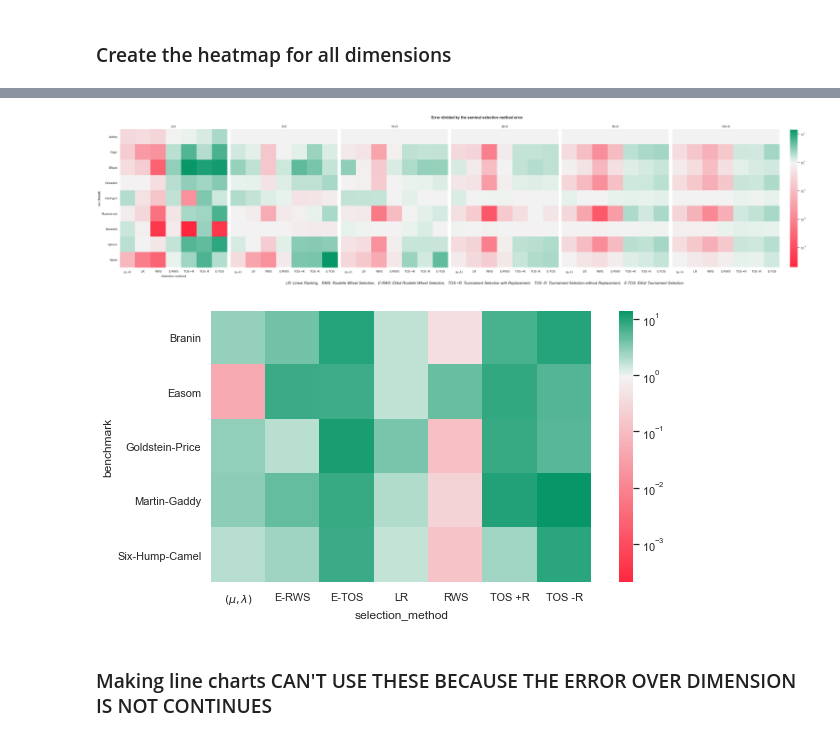
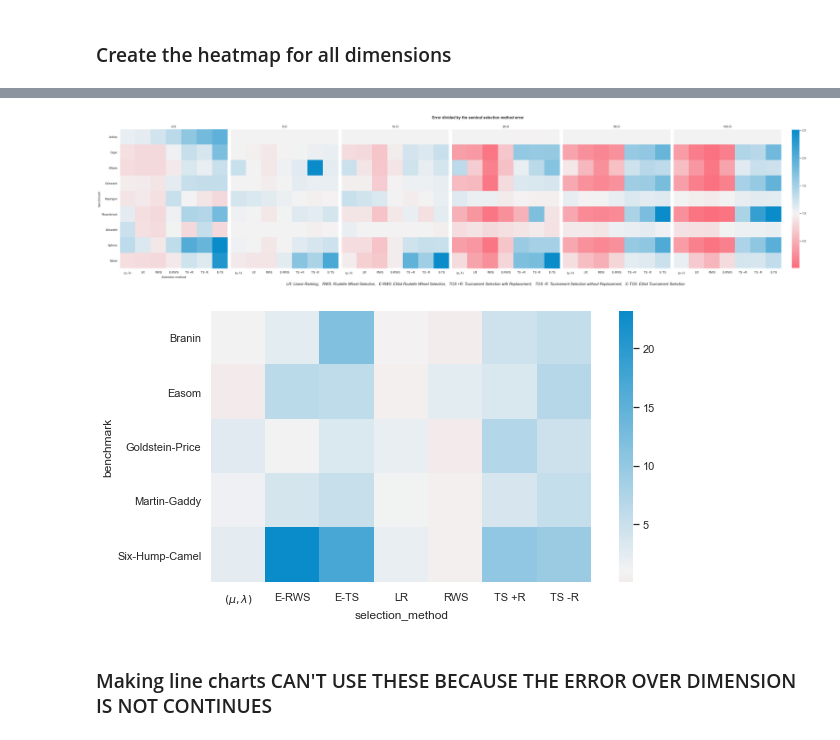
Before and after one commit to N-Brouwer/PPA, a Jupyter notebook: notebooks/data-analysis.ipynb, the cells around one changed output, grey strips where cells are left out. Drawn from its saved outputs; the diff is of its cells as text; code cells hidden in the pictures.

```diff
--- a/notebooks/data-analysis.ipynb
+++ b/notebooks/data-analysis.ipynb
@@ -27,29 +52,32 @@ renames = {'linear_ranking':'LR',
            'mupluslambda':'seminal',
            'roulette_wheel': 'RWS',
            'single_elitist_rws':'E-RWS',
-           'tour_elite': 'E-TOS',
+           'tour_elite': 'E-TS',
            'single_elitist_tournament': 'E-TOS',
-           'tour_no_replace':'TOS -R',
-           'no_replacement_tournament': 'TOS -R',
-           'tournament':'TOS +R'}
+           'tour_no_replace':'TS -R',
+           'no_replacement_tournament': 'TS -R',
+           'tournament':'TS +R'}
 # %%
 #verry important
 os.chdir(r"C:/Users/nieli/Documents/uva/thesis/code/")
 print(os.getcwd())
 # %% [output]
 C:\Users\nieli\Documents\uva\thesis\code
+# %%
+results_folder = 'PPA/results/results-2021-06-10_11-01-59/'
+# results_folder = 'PPA/results/5mljn-evals/'
 # %% [markdown]
 ### This is for n-d functions with optimum 0, new
 # %%
 df = pd.DataFrame(columns=['run_n', 'benchmark','selection_method','best_final_objval','best_objval','theoretical_optimum','dimensions'])
 
-directory = 'PPA/results/results-2021-06-03_18-58-27/'
+
 i = 0
-for filename in os.listdir(directory):
+for filename in os.listdir(results_folder):
     i+=1
     if i%500 == 0:
         print(f'total of {i/500*500} files read')
-    file = pickle.load(open(directory+filename,"rb"))
+    file = pickle.load(open(results_folder+filename,"rb"))
 
 
     df = df.append({
@@ -199,7 +243,8 @@ fig, axs = plt.subplots(nrows=1,ncols=len(dimensions), figsize=(40,9))
 min_error = heatmap_nd_data.error.min()
 max_error = heatmap_nd_data.error.max()
 
-rdgn = sns.diverging_palette(h_neg=10, h_pos=150, s=99, l=55, sep=3, as_cmap=True)
+# rdgn = sns.diverging_palette(h_neg=10, h_pos=150, s=99, l=55, sep=3, as_cmap=True)
+rdgn = sns.diverging_palette(h_neg=10, h_pos=240, s=99, l=55, sep=3, as_cmap=True)
 
 counter =0
 for dim in dimensions:
@@ -213,13 +258,15 @@ for dim in dimensions:
     plot_data = plot_data.transpose()[column_order]
 
     if counter == 0:
-        ax = sns.heatmap(plot_data, ax=axs[counter], norm=MidPointLogNorm(vmin=lowest, vmax=highest, midpoint=1), cmap=rdgn, cbar=False, square=True) #norm=LogNorm(vmin=min_error, vmax=max_error)
+        ax = sns.heatmap(plot_data, ax=axs[counter], cmap=rdgn, cbar=False, square=True, center=1)
+#         ax = sns.heatmap(plot_data, ax=axs[counter], norm=MidPointLogNorm(vmin=lowest, vmax=highest, midpoint=1), cmap=rdgn, cbar=False, square=True) #norm=LogNorm(vmin=min_error, vmax=max_error)
 #         ax = sns.heatmap(plot_data, ax=axs[counter], cmap='YlGnBu', cbar=False, square=True, vmin=lowest, vmax=highest)
         ax.set_title(f'{dim}-D')
         ax.set_xlabel('Selection method')
 
     elif counter < len(dimensions)-1:
-        ax = sns.heatmap(plot_data, ax=axs[counter], norm=MidPointLogNorm(vmin=lowest, vmax=highest, midpoint=1), cmap=rdgn, cbar=False, square=True) #norm=LogNorm(vmin=min_error, vmax=max_error)
+        ax = sns.heatmap(plot_data, ax=axs[counter], cmap=rdgn, cbar=False, square=True, center=1) #norm=LogNorm(vmin=min_error, vmax=max_error)
+#         ax = sns.heatmap(plot_data, ax=axs[counter], norm=MidPointLogNorm(vmin=lowest, vmax=highest, midpoint=1), cmap=rdgn, cbar=False, square=True) #norm=LogNorm(vmin=min_error, vmax=max_error)
 #         ax = sns.heatmap(plot_data, ax=axs[counter], cmap='YlGnBu', cbar=False, square=True, vmin=lowest, vmax=highest)
         ax.set(yticklabels=[])
         ax.set_title(f'{dim}-D')
@@ -227,7 +274,8 @@ for dim in dimensions:
         ax.set_xlabel('')
     elif counter >= len(dimensions)-1:
         cbar_ax = fig.add_axes([.91, .1, .01, 0.80]) #[Horizontal coordinate of the lower left corner,  Vertical coordinate of the lower left corner, Width of the subplot,  Height of the subplot]
-        ax = sns.heatmap(plot_data, ax=axs[counter], norm=MidPointLogNorm(vmin=lowest, vmax=highest, midpoint=1), cmap=rdgn, square=True, cbar_ax=cbar_ax)#norm=LogNorm(vmin=min_error, vmax=max_error)
+        ax = sns.heatmap(plot_data, ax=axs[counter], cmap=rdgn, square=True, cbar_ax=cbar_ax, center=1)#norm=LogNorm(vmin=min_error, vmax=max_error)
+#         ax = sns.heatmap(plot_data, ax=axs[counter], norm=MidPointLogNorm(vmin=lowest, vmax=highest, midpoint=1), cmap=rdgn, square=True, cbar_ax=cbar_ax)#norm=LogNorm(vmin=min_error, vmax=max_error)
 #         ax = sns.heatmap(plot_data, ax=axs[counter], cmap='YlGnBu', square=True, cbar_kws={"shrink": 5}, cbar_ax=cbar_ax, vmin=lowest, vmax=highest)
         ax.collections[0].colorbar.ax.yaxis.set_ticks([], minor=True)
         ax.set(yticklabels=[])
@@ -246,22 +294,26 @@ plt.savefig('PPA/notebooks/images/heatmap-vs-seminal.png')
 
 plt.show()
 # %% [output]
-[figure, old version]
+[figure, new version]
 # %%
 heatmap_2d_data = df_2d[['selection_method', 'benchmark','error']].groupby(['selection_method','benchmark']).median().reset_index()
 heatmap_2d_data = heatmap_2d_data.replace({"selection_method": renames})
 heatmap_2d_data = heatmap_2d_data.pivot(index='selection_method', columns='benchmark', values='error')
 fig, axs = plt.subplots(ncols=1, figsize=(10,5))
 
 heatmap_2d_data = heatmap_2d_data[heatmap_2d_data.index == 'seminal'].squeeze() /heatmap_2d_data
 heatmap_2d_data = heatmap_2d_data[~(heatmap_2d_data.index == 'seminal')].transpose()
 
-ax = sns.heatmap(heatmap_2d_data, ax=axs, norm=MidPointLogNorm(vmin=lowest, vmax=highest, midpoint=1), cmap=rdgn, square=True)
+ax = sns.heatmap(heatmap_2d_data, ax=axs, center=1, cmap=rdgn, square=True)
+
+
+# below does not work because i should recalculated new lowest and highest values; ooh no because i want to use the same scale ofcourse!
+# ax = sns.heatmap(heatmap_2d_data, ax=axs, norm=MidPointLogNorm(vmin=lowest, vmax=highest, midpoint=1), cmap=rdgn, square=True)
 ax.collections[0].colorbar.ax.yaxis.set_ticks([], minor=True)
 
 plt.show()
 # %% [output]
-[figure, old version]
+[figure, new version]
 # %% [markdown]
 ### Making line charts CAN'T USE THESE BECAUSE THE ERROR OVER DIMENSION IS NOT CONTINUES
 # %%
```
Also changed, not shown: parts of 28 cells of this notebook, 4 other files.
